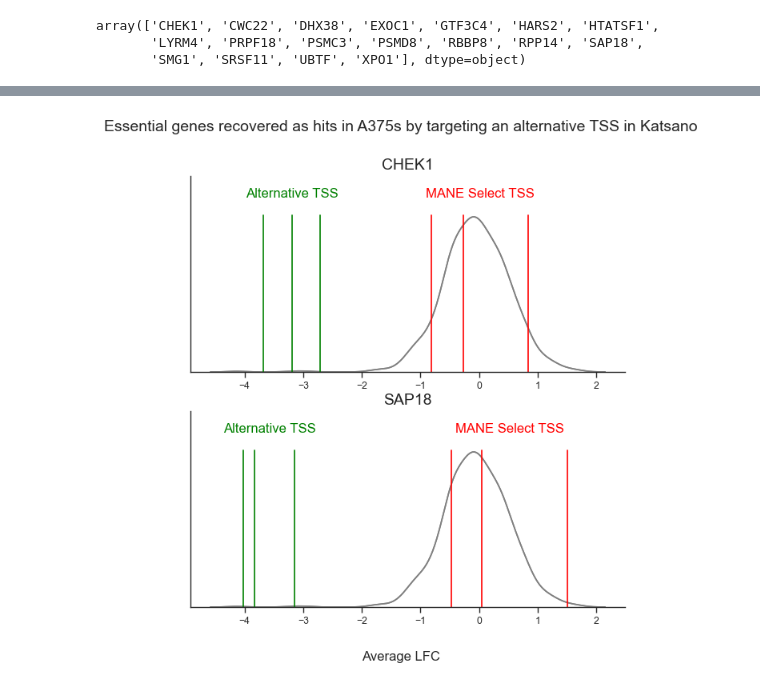
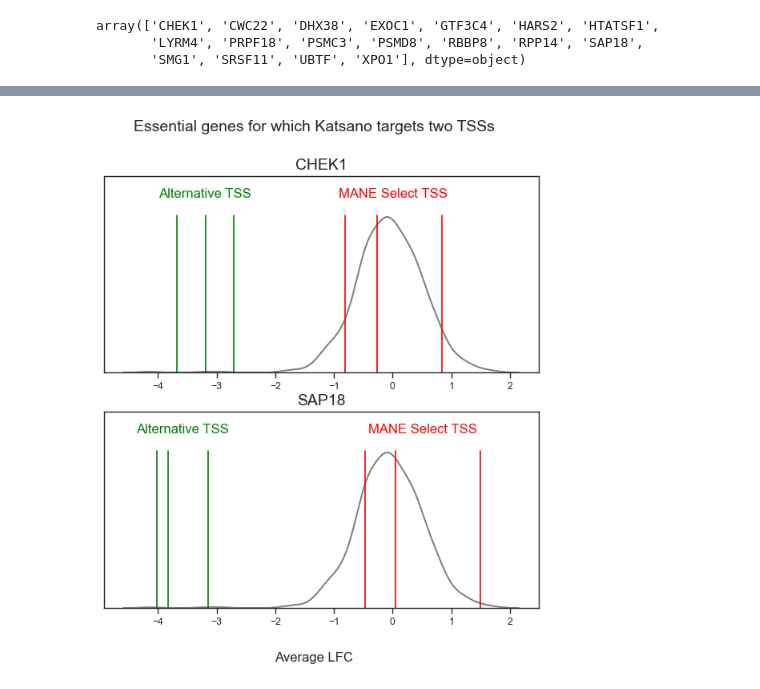
Before and after one commit to ssrikant2/Katsano-Manuscript, a Jupyter notebook: Notebooks/09-Katsano Design and Evaluation/02_Katsano_Analysis.ipynb, the cells around one changed output, grey strips where cells are left out. Drawn from its saved outputs; the diff is of its cells as text; code cells hidden in the pictures.

Commit message:
finished Katsano analyses, fixed errors importing zipped files in a few notebooks

```diff
--- a/Notebooks/09-Katsano Design and Evaluation/02_Katsano_Analysis.ipynb
+++ b/Notebooks/09-Katsano Design and Evaluation/02_Katsano_Analysis.ipynb
@@ -908,13 +978,13 @@ katsano_control_lfcs = zscored_sgrna_lfcs[(zscored_sgrna_lfcs['Target Gene Symbo
 #rug plots for these two genes
 
 fig, ax = plt.subplots(2,2,figsize = (15,8))
-sns.despine()
+#sns.despine()
 for i,gene in enumerate(guides_of_interest['Target Gene Symbol'].unique()):
     ax[i,0].set_title(gene + ' (Dolcetto)', fontsize = 16)
     ax[i,1].set_title(gene + ' (Katsano)', fontsize = 16)
 
-    ax[i,0].set_ylim(0,0.9)
-    ax[i,1].set_ylim(0,0.9)
+    ax[i,0].set_ylim(0,0.95)
+    ax[i,1].set_ylim(0,0.95)
 
     sns.kdeplot(ax = ax[i,0], x = dolcetto_control_lfcs, color = 'gray')
     sns.kdeplot(ax = ax[i,1], x = katsano_control_lfcs, color = 'gray')
@@ -935,13 +1005,13 @@ for i,gene in enumerate(guides_of_interest['Target Gene Symbol'].unique()):
         lfc = gene_df_dolcetto[gene_df_dolcetto['sgRNA Sequence'] == guide]['avg_lfc'].tolist()[0]
         seed_score = gene_df_dolcetto[gene_df_dolcetto['sgRNA Sequence'] == guide]['Seed Score'].tolist()[0]
         ax[i,0].axvline(x = lfc, color = 'blue', ymin = 0, ymax = 0.9)
-        ax[i,0].text(x = lfc, y = 0.85, s = seed_score, ha = 'center', fontsize = 14, color = 'red')
+        ax[i,0].text(x = lfc, y = 0.875, s = seed_score, ha = 'center', fontsize = 14, color = 'red')
 
     for guide in gene_df_katsano['sgRNA Sequence']:
         lfc = gene_df_katsano[gene_df_katsano['sgRNA Sequence'] == guide]['avg_lfc'].tolist()[0]
         seed_score = gene_df_katsano[gene_df_katsano['sgRNA Sequence'] == guide]['Seed Score'].tolist()[0]
         ax[i,1].axvline(x = lfc, color = 'blue', ymin = 0, ymax = 0.8)
-        ax[i,1].text(x = lfc, y = 0.75, s = seed_score, ha = 'center', fontsize = 14, color = 'red')
+        ax[i,1].text(x = lfc, y = 0.775, s = seed_score, ha = 'center', fontsize = 14, color = 'red')
 
 fig.suptitle('Nonessential genes with FDR < 0.05 with Dolcetto but not Katsano', fontsize = 16)
 fig.supxlabel('Average LFC', fontsize = 16)
@@ -1304,33 +1374,32 @@ for i,gene in enumerate(guides_of_interest['Target Gene Symbol'].unique()):
     ax[i].set_xlabel('')
     ax[i].set_xlabel('')
     ax[i].set_ylabel('')
     ax[i].set_ylabel('')
     ax[i].set_yticks([])
     ax[i].set_yticks([])
 
     gene_df_mane = guides_of_interest[(guides_of_interest['Target Gene Symbol'] == gene) &
                                           (guides_of_interest['Selection Category'] == 'Ensembl Canonical')].copy()
     gene_df_alt = guides_of_interest[(guides_of_interest['Target Gene Symbol'] == gene) &
                                           (guides_of_interest['Selection Category'] == 'Illumina Selected')].copy()
 
     for guide in gene_df_mane['sgRNA Sequence']:
         lfc = gene_df_mane[gene_df_mane['sgRNA Sequence'] == guide]['avg_lfc'].tolist()[0]
         ax[i].axvline(x = lfc, color = 'red', ymin = 0, ymax = 0.8)
 
     mean_mane_lfc = (gene_df_mane['avg_lfc'].max() - gene_df_mane['avg_lfc'].min())/2 + gene_df_mane['avg_lfc'].min()
     ax[i].text(x = mean_mane_lfc, y = 0.8, s = 'MANE Select TSS', color = 'red', ha = 'center', fontsize = 12)
 
     for guide in gene_df_alt['sgRNA Sequence']:
         lfc = gene_df_alt[gene_df_alt['sgRNA Sequence'] == guide]['avg_lfc'].tolist()[0]
         ax[i].axvline(x = lfc, color = 'green', ymin = 0, ymax = 0.8)
 
     mean_alt_lfc = (gene_df_alt['avg_lfc'].max() - gene_df_alt['avg_lfc'].min())/2 + gene_df_alt['avg_lfc'].min()
     ax[i].text(x = mean_alt_lfc, y = 0.8, s = 'Alternative TSS', color = 'green', ha = 'center', fontsize = 12)
 
-fig.suptitle('Essential genes recovered as hits in A375s by targeting an alternative TSS in Katsano', fontsize = 14)
+fig.suptitle('Essential genes for which Katsano targets two TSSs', fontsize = 14)
 fig.supxlabel('Average LFC', fontsize = 12)
-sns.despine()
 
 gpp.savefig('../../Figures/Figure 7/katsano_alternative_tss_rug_plots.pdf',dpi=300, bbox_inches='tight')
 # %% [output]
-[figure, old version]
+[figure, new version]
```
Also changed, not shown: parts of 11 cells of this notebook, 18 other files.
